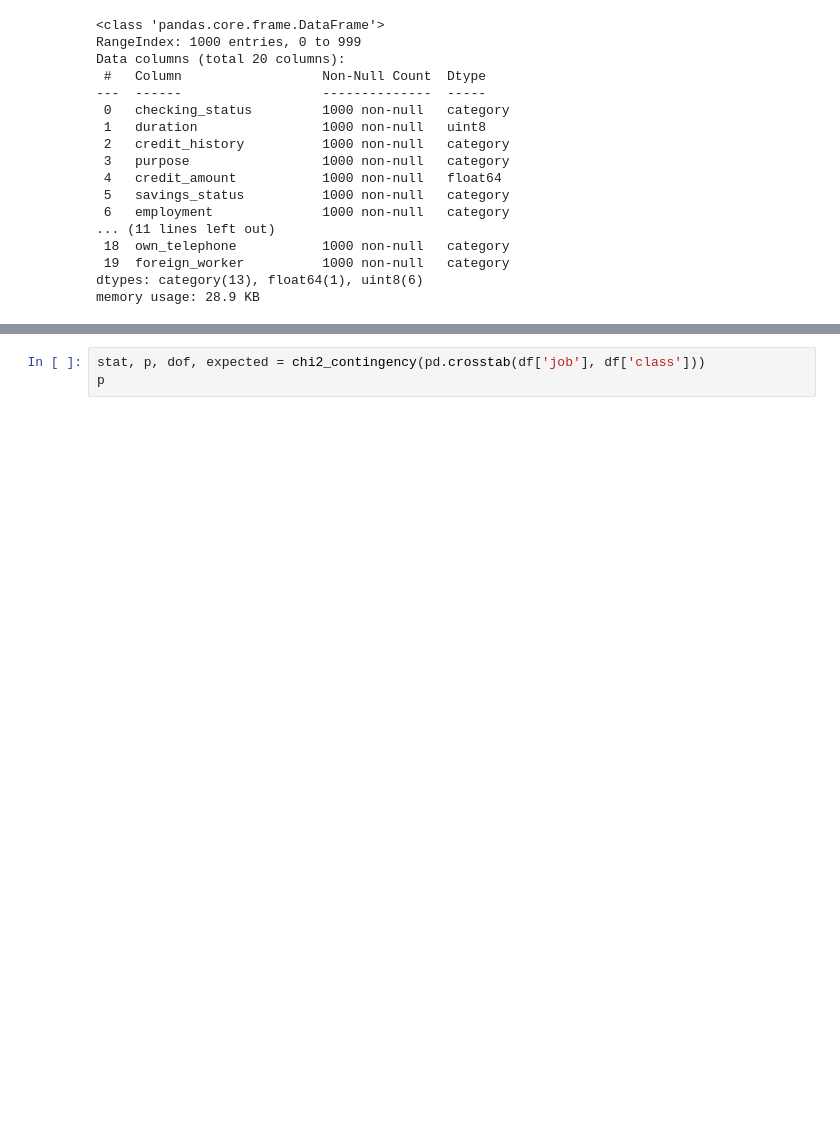
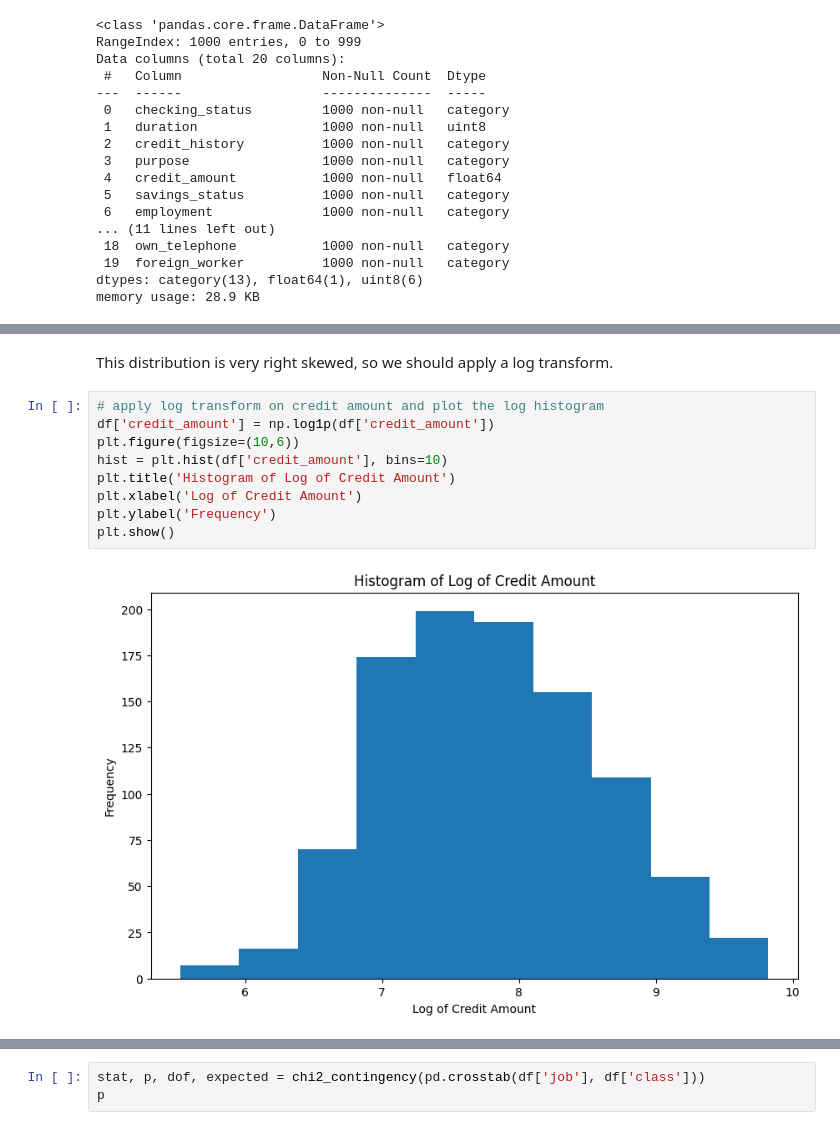
Before and after one commit to kmodo1/kmodo1.github.io, a Jupyter notebook: final-project.ipynb, the cells around one changed output, grey strips where cells are left out. Cells and saved outputs as stored; diff of their text form; blank space fills up the shorter version.

```diff
--- a/final-project.ipynb
+++ b/final-project.ipynb
@@ -100,0 +153,13 @@ df.head()
+# %% [markdown]
+This distribution is very right skewed, so we should apply a log transform.
+# %%
+# apply log transform on credit amount and plot the log histogram
+df['credit_amount'] = np.log1p(df['credit_amount'])
+plt.figure(figsize=(10,6))
+hist = plt.hist(df['credit_amount'], bins=10)
+plt.title('Histogram of Log of Credit Amount')
+plt.xlabel('Log of Credit Amount')
+plt.ylabel('Frequency')
+plt.show()
+# %% [output]
+[figure, added]
```
Also changed, not shown: parts of 35 cells of this notebook, 1 other file.
